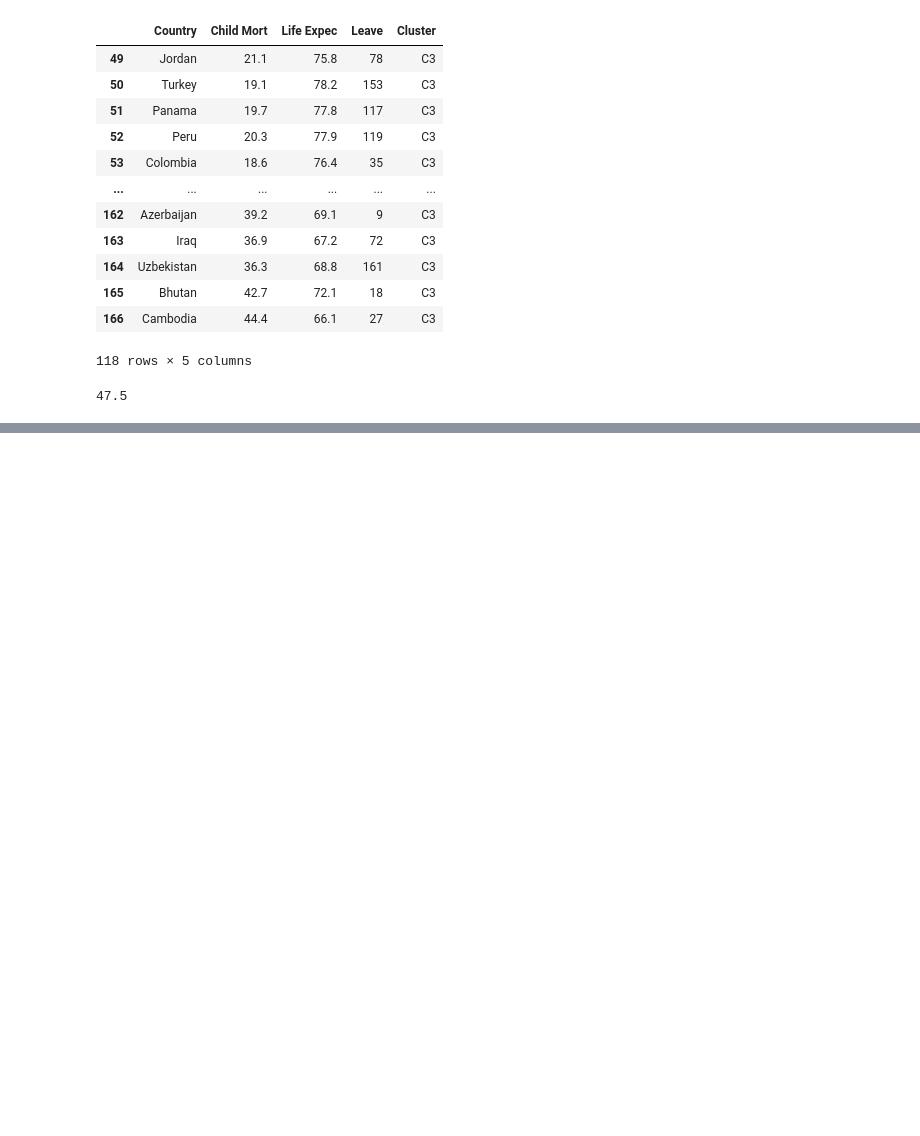
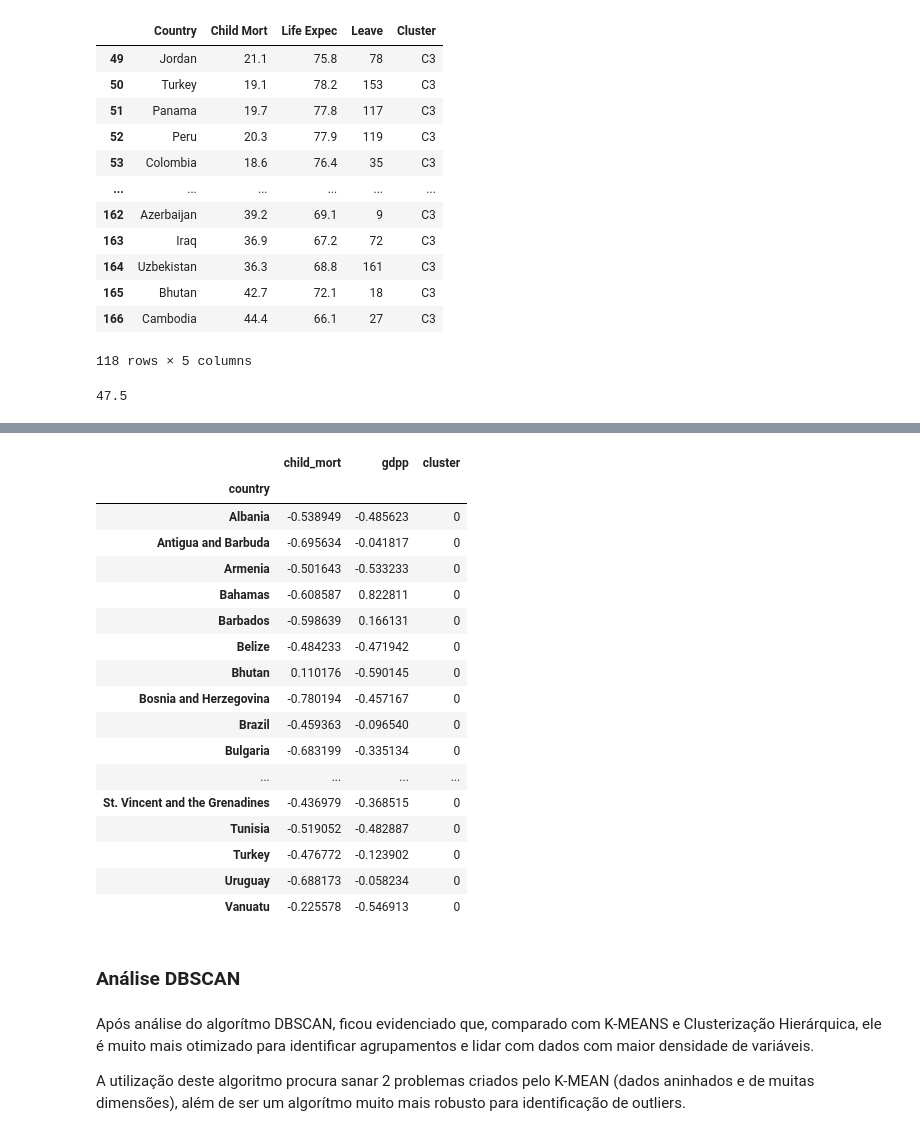
Before and after one commit to GaabrielDiasL/TrabalhoPOS_2, a Jupyter notebook: analise.ipynb, the cells around one changed output, grey strips where cells are left out. Saved outputs shown, nothing was run; the diff lists cells and outputs as text; code cells hidden in the pictures; blank space fills up the shorter version.

```diff
--- a/analise.ipynb
+++ b/analise.ipynb
@@ -346,0 +432,27 @@ output_df['Life Expec'][output_df['Cluster'] == 'C1'].min()
+# %%
+country_scaled[['child_mort', 'gdpp', 'cluster']][country_scaled['cluster'] == 0]
+# %% [output]
+|  | child_mort | gdpp | cluster |
+| country |  |  |  |
+| Albania | -0.538949 | -0.485623 | 0 |
+| Antigua and Barbuda | -0.695634 | -0.041817 | 0 |
+| Armenia | -0.501643 | -0.533233 | 0 |
+| Bahamas | -0.608587 | 0.822811 | 0 |
+| Barbados | -0.598639 | 0.166131 | 0 |
+| Belize | -0.484233 | -0.471942 | 0 |
+| Bhutan | 0.110176 | -0.590145 | 0 |
+| Bosnia and Herzegovina | -0.780194 | -0.457167 | 0 |
+| Brazil | -0.459363 | -0.096540 | 0 |
+| Bulgaria | -0.683199 | -0.335134 | 0 |
+| ... | ... | ... | ... |
+| St. Vincent and the Grenadines | -0.436979 | -0.368515 | 0 |
+| Tunisia | -0.519052 | -0.482887 | 0 |
+| Turkey | -0.476772 | -0.123902 | 0 |
+| Uruguay | -0.688173 | -0.058234 | 0 |
+| Vanuatu | -0.225578 | -0.546913 | 0 |
+# %% [markdown]
+<h3>Análise DBSCAN</h3>
+# %% [markdown]
+Após análise do algorítmo DBSCAN, ficou evidenciado que, comparado com K-MEANS e Clusterização Hierárquica, ele é muito mais otimizado para identificar agrupamentos e lidar com dados com maior densidade de variáveis.
+
+A utilização deste algoritmo procura sanar 2 problemas criados pelo K-MEAN (dados aninhados e de muitas dimensões), além de ser um algorítmo muito mais robusto para identificação de outliers.
```
Also changed, not shown: parts of 16 cells of this notebook, 1 other file.
